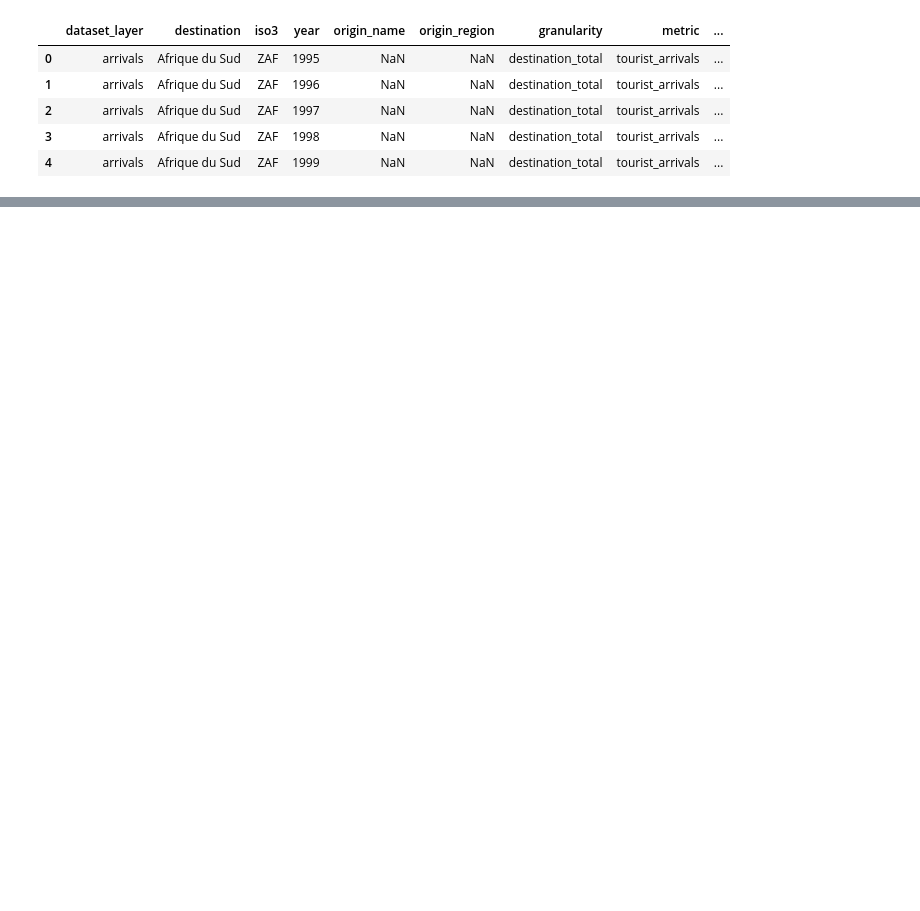
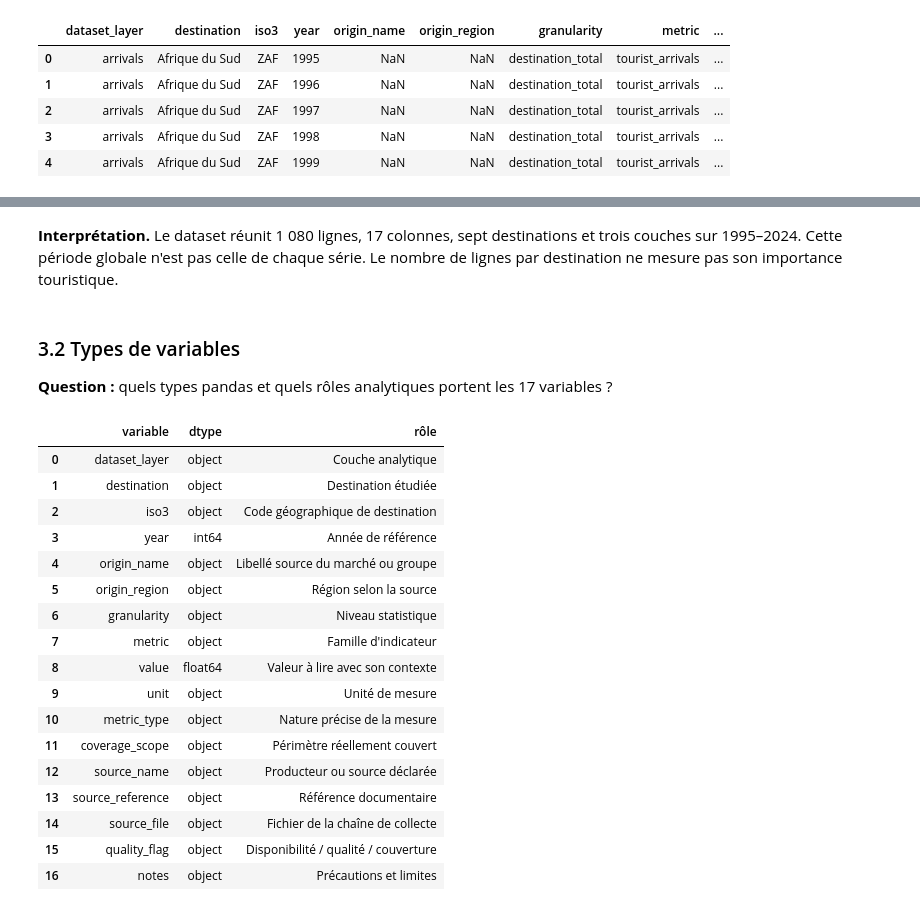
Before and after one commit to DiakiteIsmaila/Trends-Tourisme-Afrique, a Jupyter notebook: notebooks/01_analyse_exploratoire.ipynb, the cells around one changed output, grey strips where cells are left out. Saved outputs shown, nothing was run; the diff lists cells and outputs as text; code cells hidden in the pictures; blank space fills up the shorter version.

```diff
--- a/notebooks/01_analyse_exploratoire.ipynb
+++ b/notebooks/01_analyse_exploratoire.ipynb
@@ -48,0 +87,27 @@ Couches de données : {'provenance': 716, 'arrivals': 182, 'receipts': 182}
+# %%
+EXPECTED_COLUMNS = [
+    "dataset_layer", "destination", "iso3", "year", "origin_name",
+    "origin_region", "granularity", "metric", "value", "unit",
+    "metric_type", "coverage_scope", "source_name", "source_reference",
+    "source_file", "quality_flag", "notes",
+]
+
+
+def control_table(checks):
+    """Présente les contrôles avant de bloquer sur une éventuelle anomalie."""
+    table = pd.DataFrame(checks, columns=["Contrôle", "Résultat attendu", "Résultat observé", "valide"])
+    table["Statut"] = table.pop("valide").map({True: "OK", False: "ÉCHEC"})
+    display(table)
+    assert table["Statut"].eq("OK").all(), "Contrôles échoués : consulter le tableau, sans modifier les données."
+    return table
+
+
+missing_columns = sorted(set(EXPECTED_COLUMNS) - set(df.columns))
+extra_columns = sorted(set(df.columns) - set(EXPECTED_COLUMNS))
+schema_controls = control_table([
+    ("Nombre de colonnes", "17", str(df.shape[1]), df.shape[1] == 17),
+    ("Colonnes manquantes", "Aucune", ", ".join(missing_columns) or "Aucune", not missing_columns),
+    ("Colonnes supplémentaires", "Aucune", ", ".join(extra_columns) or "Aucune", not extra_columns),
+    ("Ordre des colonnes", "Ordre du dictionnaire", "Conforme" if list(df.columns) == EXPECTED_COLUMNS else "Différent", list(df.columns) == EXPECTED_COLUMNS),
+    ("Nombre de lignes", "1080", str(len(df)), len(df) == 1080),
+])
@@ -89,0 +274,40 @@ Name: count, dtype: int64
+# %% [markdown]
+**Interprétation.** Le dataset réunit 1 080 lignes, 17 colonnes, sept destinations et trois couches sur 1995–2024. Cette période globale n'est pas celle de chaque série. Le nombre de lignes par destination ne mesure pas son importance touristique.
+# %% [markdown]
+### 3.2 Types de variables
+
+**Question :** quels types pandas et quels rôles analytiques portent les 17 variables ?
+# %%
+roles = [
+    "Couche analytique", "Destination étudiée", "Code géographique de destination",
+    "Année de référence", "Libellé source du marché ou groupe", "Région selon la source",
+    "Niveau statistique", "Famille d'indicateur", "Valeur à lire avec son contexte",
+    "Unité de mesure", "Nature précise de la mesure", "Périmètre réellement couvert",
+    "Producteur ou source déclarée", "Référence documentaire", "Fichier de la chaîne de collecte",
+    "Disponibilité / qualité / couverture", "Précautions et limites",
+]
+variable_types = pd.DataFrame({
+    "variable": EXPECTED_COLUMNS,
+    "dtype": [str(df[c].dtype) for c in EXPECTED_COLUMNS],
+    "rôle": roles,
+})
+display(variable_types)
+# %% [output]
+|  | variable | dtype | rôle |
+| 0 | dataset_layer | object | Couche analytique |
+| 1 | destination | object | Destination étudiée |
+| 2 | iso3 | object | Code géographique de destination |
+| 3 | year | int64 | Année de référence |
+| 4 | origin_name | object | Libellé source du marché ou groupe |
+| 5 | origin_region | object | Région selon la source |
+| 6 | granularity | object | Niveau statistique |
+| 7 | metric | object | Famille d'indicateur |
+| 8 | value | float64 | Valeur à lire avec son contexte |
+| 9 | unit | object | Unité de mesure |
+| 10 | metric_type | object | Nature précise de la mesure |
+| 11 | coverage_scope | object | Périmètre réellement couvert |
+| 12 | source_name | object | Producteur ou source déclarée |
+| 13 | source_reference | object | Référence documentaire |
+| 14 | source_file | object | Fichier de la chaîne de collecte |
+| 15 | quality_flag | object | Disponibilité / qualité / couverture |
+| 16 | notes | object | Précautions et limites |
```
Also changed, not shown: parts of 44 cells of this notebook.
